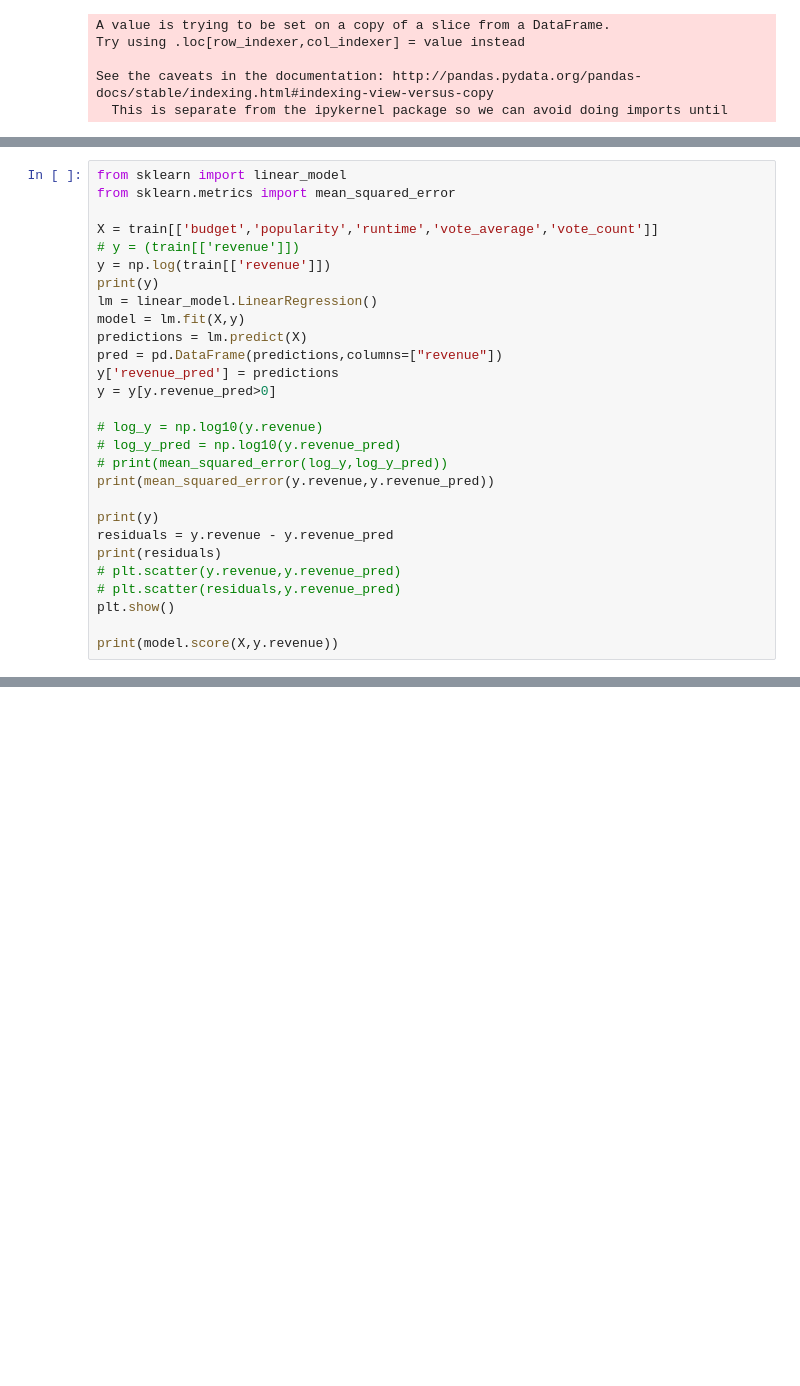
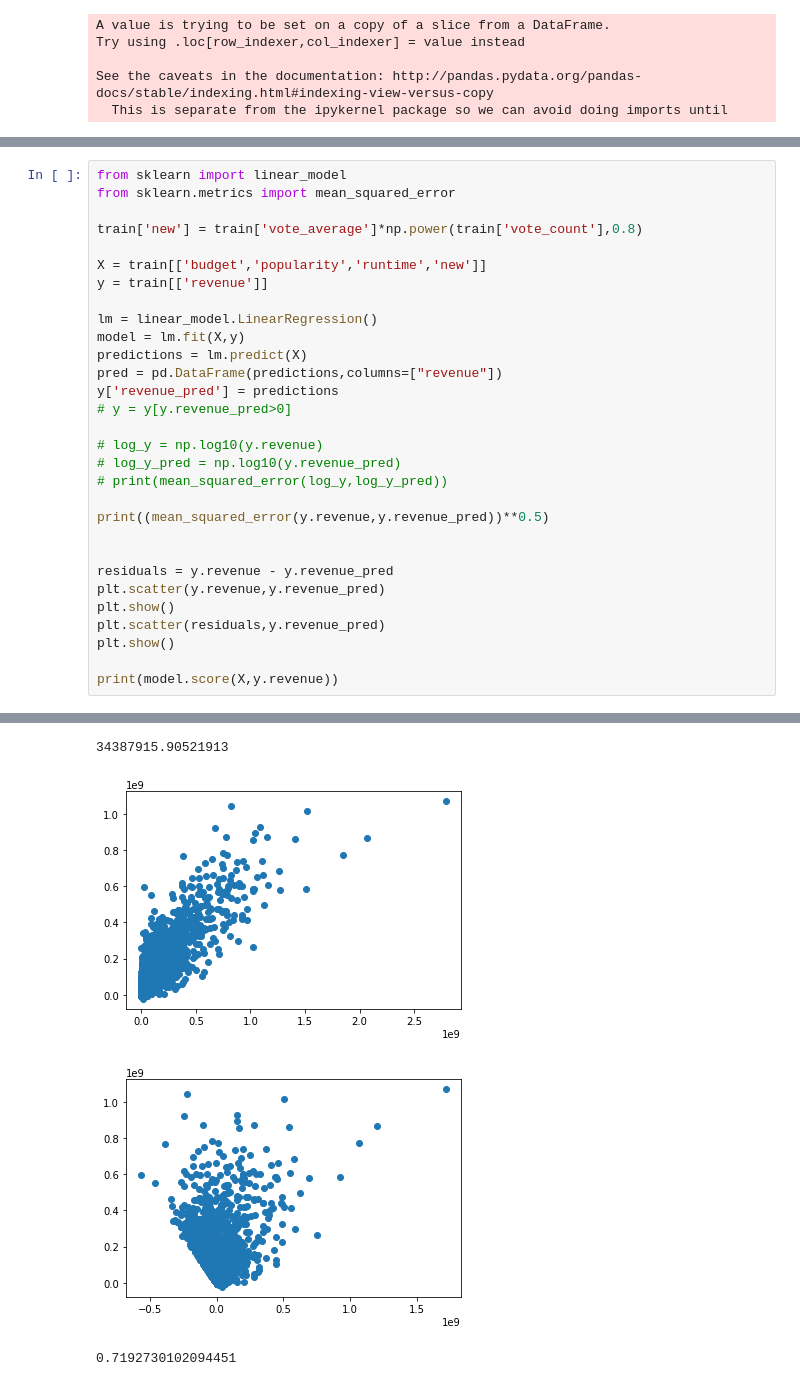
Before and after one commit to rahul-shiv/DA-2018, a Jupyter notebook: model.ipynb, the cells around one changed output, grey strips where cells are left out. Drawn from its saved outputs; the diff is of its cells as text; blank space fills up the shorter version.

```diff
--- a/model.ipynb
+++ b/model.ipynb
@@ -111,27 +111,29 @@ See the caveats in the documentation: http://pandas.pydata.org/pandas-docs/stabl
 from sklearn import linear_model
 from sklearn.metrics import mean_squared_error
 
-X = train[['budget','popularity','runtime','vote_average','vote_count']]
-# y = (train[['revenue']])
-y = np.log(train[['revenue']])
-print(y)
+train['new'] = train['vote_average']*np.power(train['vote_count'],0.8)
+
+X = train[['budget','popularity','runtime','new']]
+y = train[['revenue']]
+
 lm = linear_model.LinearRegression()
 model = lm.fit(X,y)
 predictions = lm.predict(X)
 pred = pd.DataFrame(predictions,columns=["revenue"])
 y['revenue_pred'] = predictions
-y = y[y.revenue_pred>0]
+# y = y[y.revenue_pred>0]
 
 # log_y = np.log10(y.revenue)
 # log_y_pred = np.log10(y.revenue_pred)
 # print(mean_squared_error(log_y,log_y_pred))
-print(mean_squared_error(y.revenue,y.revenue_pred))
 
-print(y)
+print((mean_squared_error(y.revenue,y.revenue_pred))**0.5)
+
+
 residuals = y.revenue - y.revenue_pred
-print(residuals)
-# plt.scatter(y.revenue,y.revenue_pred)
-# plt.scatter(residuals,y.revenue_pred)
+plt.scatter(y.revenue,y.revenue_pred)
+plt.show()
+plt.scatter(residuals,y.revenue_pred)
 plt.show()
 
 print(model.score(X,y.revenue))
@@ -155,0 +151,4 @@ Length: 33500, dtype: float64
+34387915.90521913
+[figure, added]
+[figure, added]
+0.7192730102094451
```
Also changed, not shown: parts of 9 cells of this notebook.
